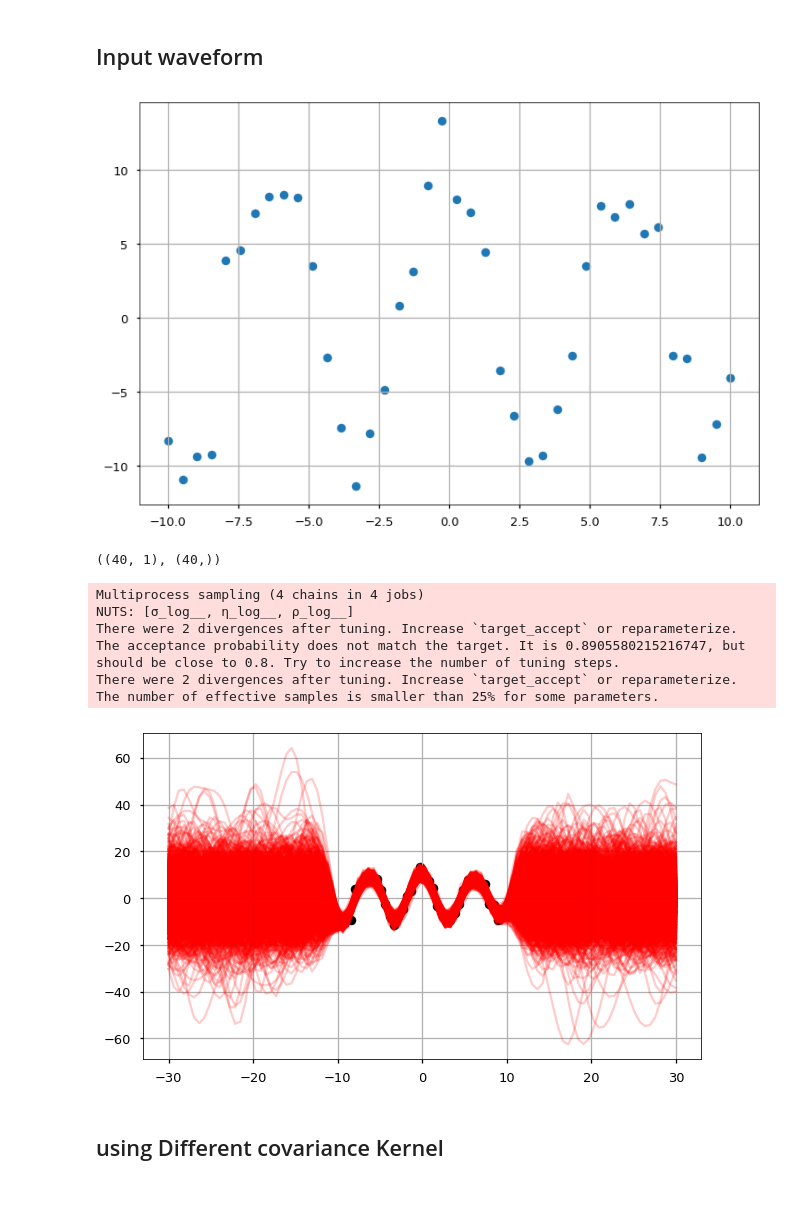
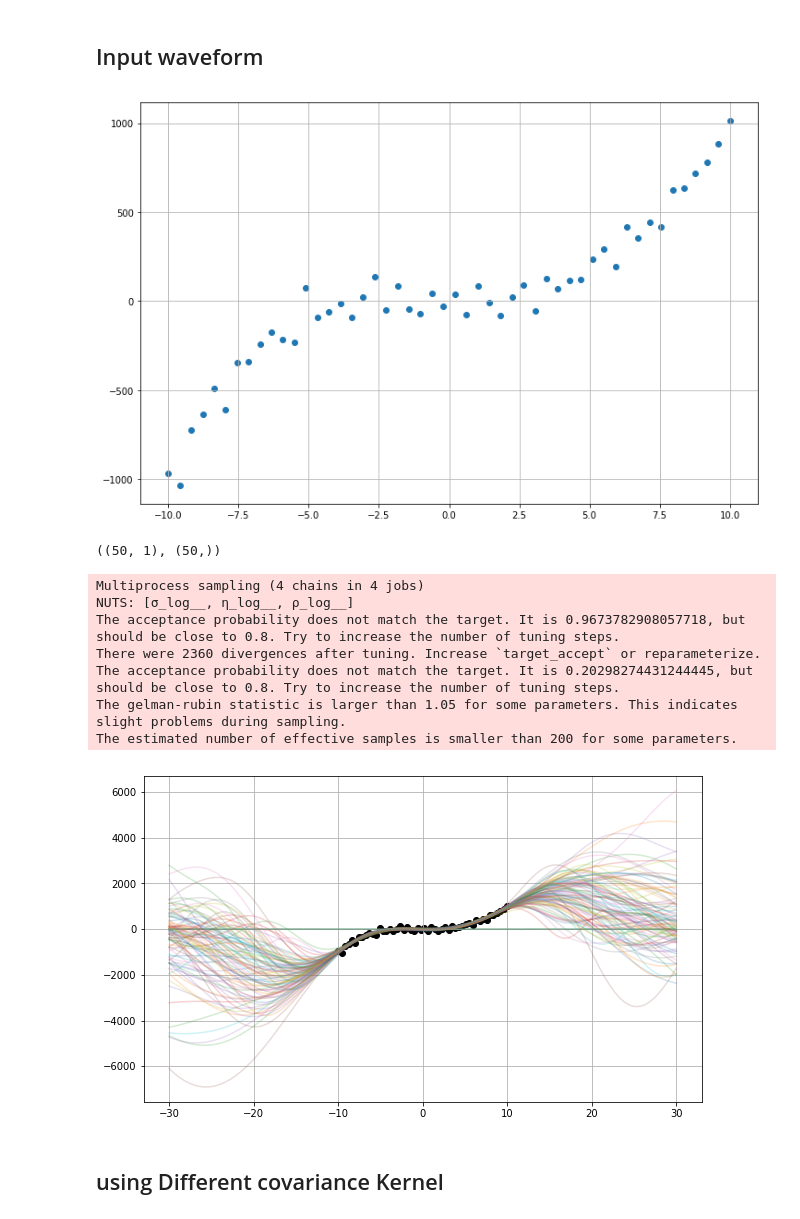
Before and after one commit to rsilveira79/bayesian_notebooks, a Jupyter notebook: diamond_prediction/1.pymc3_initial_tests.ipynb, the cells around one changed output. Saved outputs shown, nothing was run; the diff lists cells and outputs as text; code cells hidden in the pictures.

```diff
--- a/diamond_prediction/1.pymc3_initial_tests.ipynb
+++ b/diamond_prediction/1.pymc3_initial_tests.ipynb
@@ -130,23 +130,23 @@ plt.xlabel("X");
 # %% [markdown]
 ## Input waveform
 # %%
-num_points = 40
+num_points = 50
 x = np.linspace(-10, 10, num = num_points).reshape(-1,1)
-noise = np.random.normal(loc = 0.5, scale = 2, size = num_points).reshape(-1,1)
-#y = x**3 + noise
-y = 10* np.cos(x) + noise
+noise = np.random.normal(loc = 20, scale = 80, size = num_points).reshape(-1,1)
+y = x**3 + noise
+#y = 10* np.cos(x) + noise
 # %%
 plt.figure(figsize=(12,8))
 plt.scatter(x,y)
 plt.grid()
 # %% [output]
-[figure, old version]
+[figure, new version]
 # %%
 y = y.squeeze(1)
 # %%
 x.shape, y.shape
 # %% [output]
-((40, 1), (40,))
+((50, 1), (50,))
 # %%
 with pm.Model() as fit_model:
 
@@ -178,24 +178,25 @@ with fit_model:
 # %% [output]
 Multiprocess sampling (4 chains in 4 jobs)
 NUTS: [σ_log__, η_log__, ρ_log__]
-There were 2 divergences after tuning. Increase `target_accept` or reparameterize.
-The acceptance probability does not match the target. It is 0.8905580215216747, but should be close to 0.8. Try to increase the number of tuning steps.
-There were 2 divergences after tuning. Increase `target_accept` or reparameterize.
-The number of effective samples is smaller than 25% for some parameters.
+The acceptance probability does not match the target. It is 0.9673782908057718, but should be close to 0.8. Try to increase the number of tuning steps.
+There were 2360 divergences after tuning. Increase `target_accept` or reparameterize.
+The acceptance probability does not match the target. It is 0.20298274431244445, but should be close to 0.8. Try to increase the number of tuning steps.
+The gelman-rubin statistic is larger than 1.05 for some parameters. This indicates slight problems during sampling.
+The estimated number of effective samples is smaller than 200 for some parameters.
 # %%
 test_range = np.linspace(-30, 30, 100).reshape(-1, 1)
 # %%
 with fit_model:
     fit_pred = gp.conditional("fit_pred", test_range)
-    fit_samples = pm.sample_ppc(trace, vars=[fit_pred], samples=4000)
+    fit_samples = pm.sample_ppc(trace, vars=[fit_pred], samples=100)
 # %%
 plt.figure(figsize = (10,6))
 plt.scatter(x,y,c='k')
 for sample in fit_samples['fit_pred']:
-    plt.plot(test_range,sample, color = 'r', alpha = 0.2)
+    plt.plot(test_range,sample, alpha = 0.2)
 plt.grid()
 # %% [output]
-[figure, old version]
+[figure, new version]
 # %% [markdown]
 ## using Different covariance Kernel
 # %%
```
Also changed, not shown: parts of 1 cell of this notebook, 1 other file.
